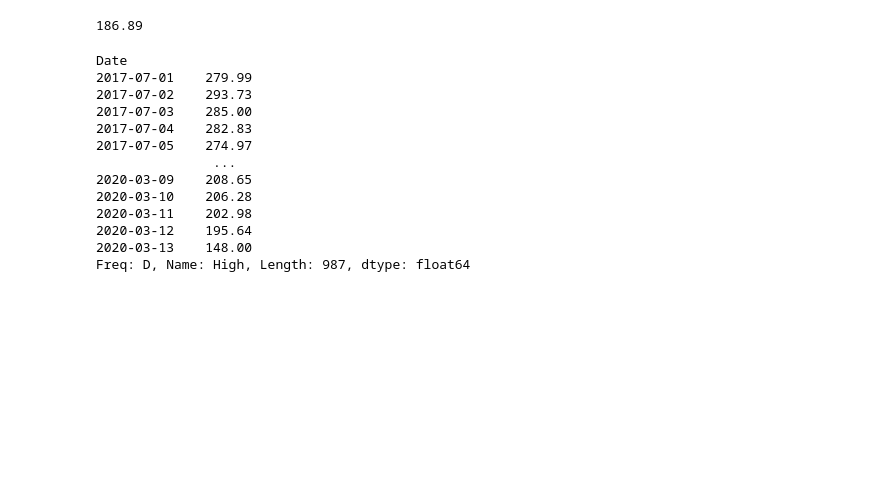
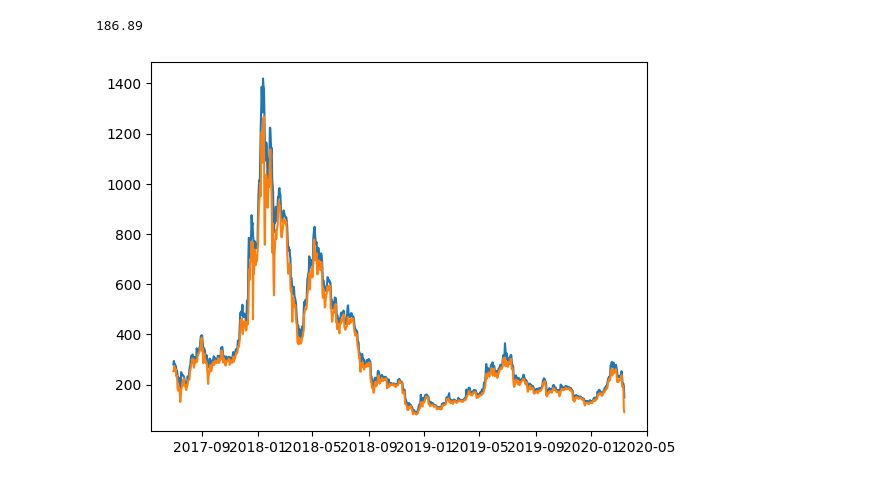
Before and after one commit to seanleeforever/mycode, a Jupyter notebook: time-series/timeseries01.ipynb, the cells around one changed output. Saved outputs shown, nothing was run; the diff lists cells and outputs as text; code cells hidden in the pictures; blank space fills up the shorter version.

```diff
--- a/time-series/timeseries01.ipynb
+++ b/time-series/timeseries01.ipynb
@@ -229,17 +229,11 @@ df.loc["2020-01"]["High"].max()
 # return the max value of "High" for every 24 hour period!
 highs= df["High"].resample("D").max()
 highs
+lows= df ["Low"].resample("D").min()
-# %% [output]
-Date
-2017-07-01    279.99
-2017-07-02    293.73
-2017-07-03    285.00
-2017-07-04    282.83
-2017-07-05    274.97
-               ...
-2020-03-09    208.65
-2020-03-10    206.28
-2020-03-11    202.98
-2020-03-12    195.64
-2020-03-13    148.00
-Freq: D, Name: High, Length: 987, dtype: float64
+# %%
+from matplotlib import pyplot as plt
+plt.plot(highs)
+plt.plot(lows)
+plt.show()
+# %% [output]
+[figure, added]
```
